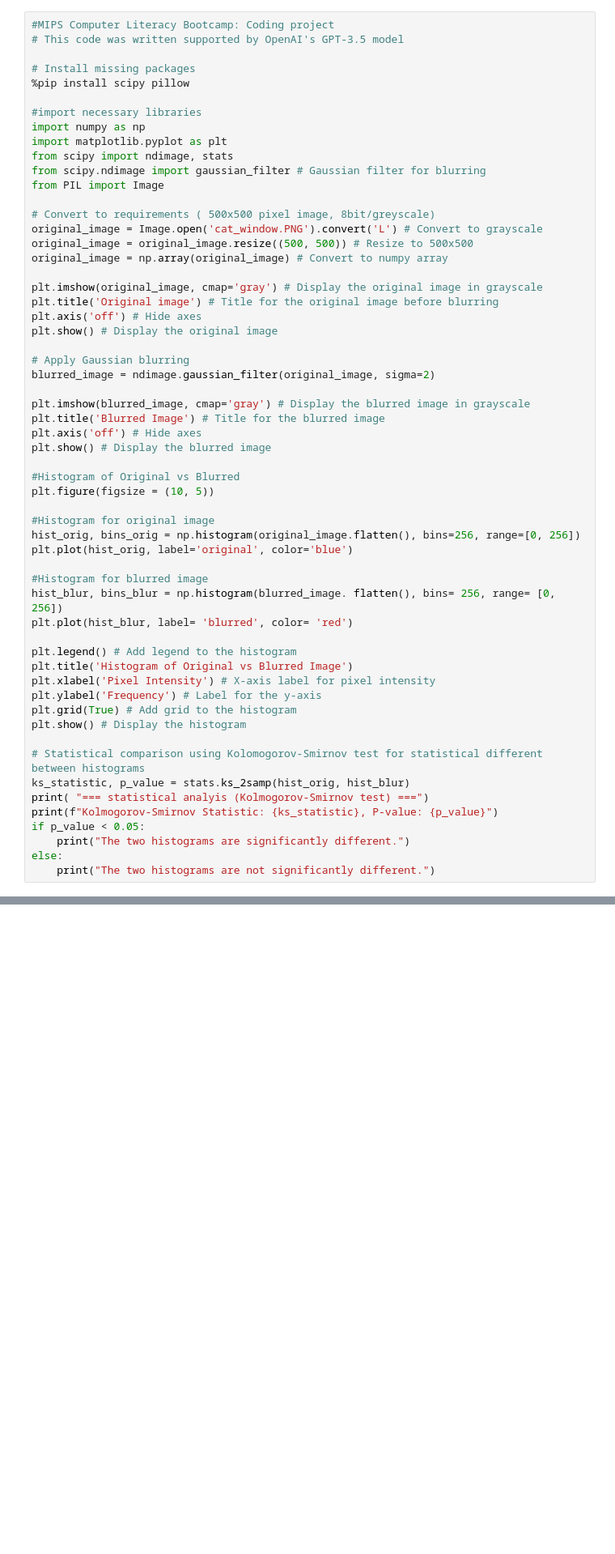
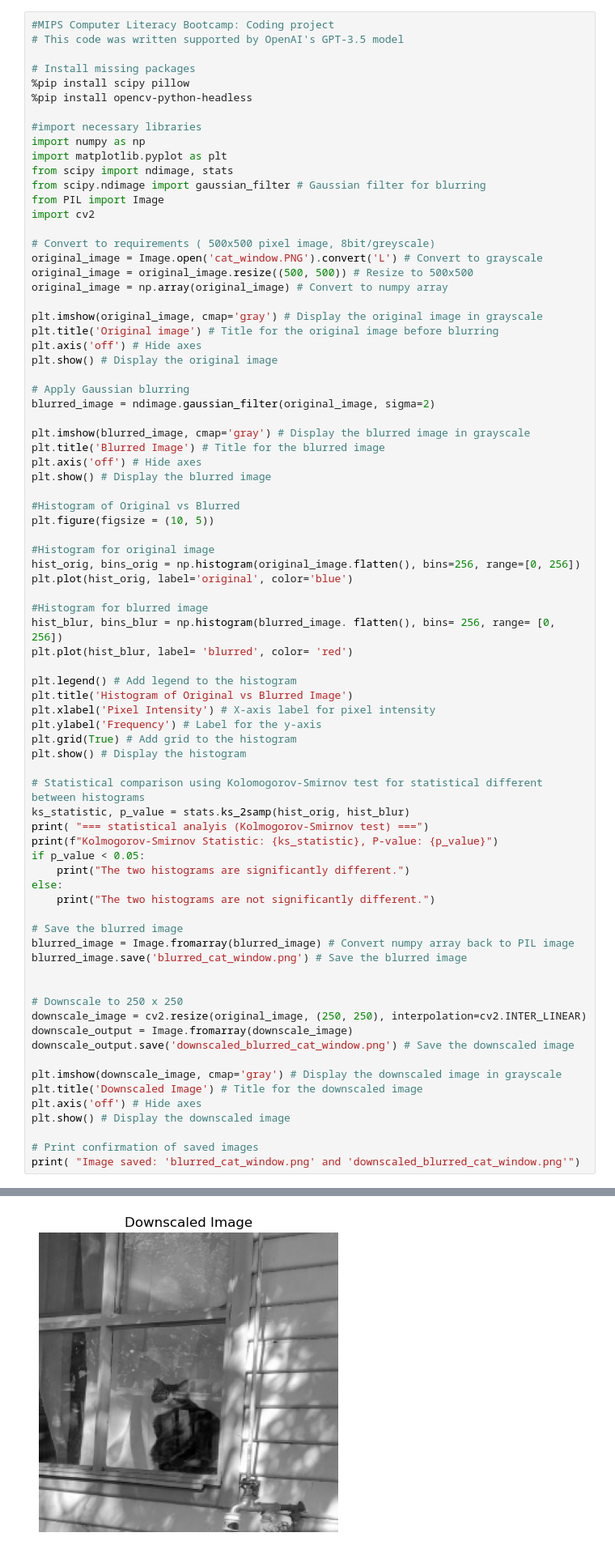
Before and after one commit to Zhaochun-2025/Bootcamp, a Jupyter notebook: FinalCodingProject.ipynb, the cells around one changed output, grey strips where cells are left out. Shown at 81% size. Saved outputs shown, nothing was run; the diff lists cells and outputs as text; blank space fills up the shorter version.

```diff
--- a/FinalCodingProject.ipynb
+++ b/FinalCodingProject.ipynb
@@ -4,6 +4,7 @@
 
 # Install missing packages
 %pip install scipy pillow
+%pip install opencv-python-headless
 
 #import necessary libraries
 import numpy as np
@@ -11,6 +12,7 @@ import matplotlib.pyplot as plt
 from scipy import ndimage, stats
 from scipy.ndimage import gaussian_filter # Gaussian filter for blurring
 from PIL import Image
+import cv2
 
 # Convert to requirements ( 500x500 pixel image, 8bit/greyscale)
 original_image = Image.open('cat_window.PNG').convert('L') # Convert to grayscale
@@ -56,6 +58,24 @@ if p_value < 0.05:
     print("The two histograms are significantly different.")
 else:
     print("The two histograms are not significantly different.")
+
+# Save the blurred image
+blurred_image = Image.fromarray(blurred_image) # Convert numpy array back to PIL image
+blurred_image.save('blurred_cat_window.png') # Save the blurred image
+
+
+# Downscale to 250 x 250
+downscale_image = cv2.resize(original_image, (250, 250), interpolation=cv2.INTER_LINEAR)
+downscale_output = Image.fromarray(downscale_image)
+downscale_output.save('downscaled_blurred_cat_window.png') # Save the downscaled image
+
+plt.imshow(downscale_image, cmap='gray') # Display the downscaled image in grayscale
+plt.title('Downscaled Image') # Title for the downscaled image
+plt.axis('off') # Hide axes
+plt.show() # Display the downscaled image
+
+# Print confirmation of saved images
+print( "Image saved: 'blurred_cat_window.png' and 'downscaled_blurred_cat_window.png'")
 # %% [output]
 Requirement already satisfied: scipy in /opt/anaconda3/envs/bootcamp/lib/python3.12/site-packages (1.15.3)
 Requirement already satisfied: pillow in /opt/anaconda3/envs/bootcamp/lib/python3.12/site-packages (11.1.0)
@@ -66,0 +93 @@ Note: you may need to restart the kernel to use updated packages.
+[figure, added]
```
Also changed, not shown: parts of 1 cell of this notebook, 3 other files.
